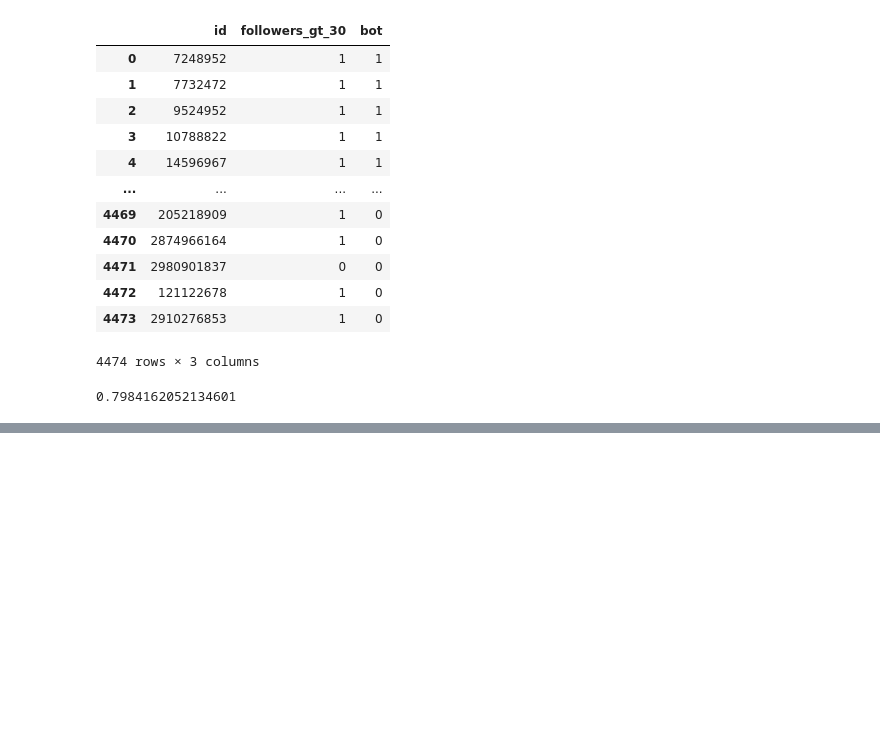
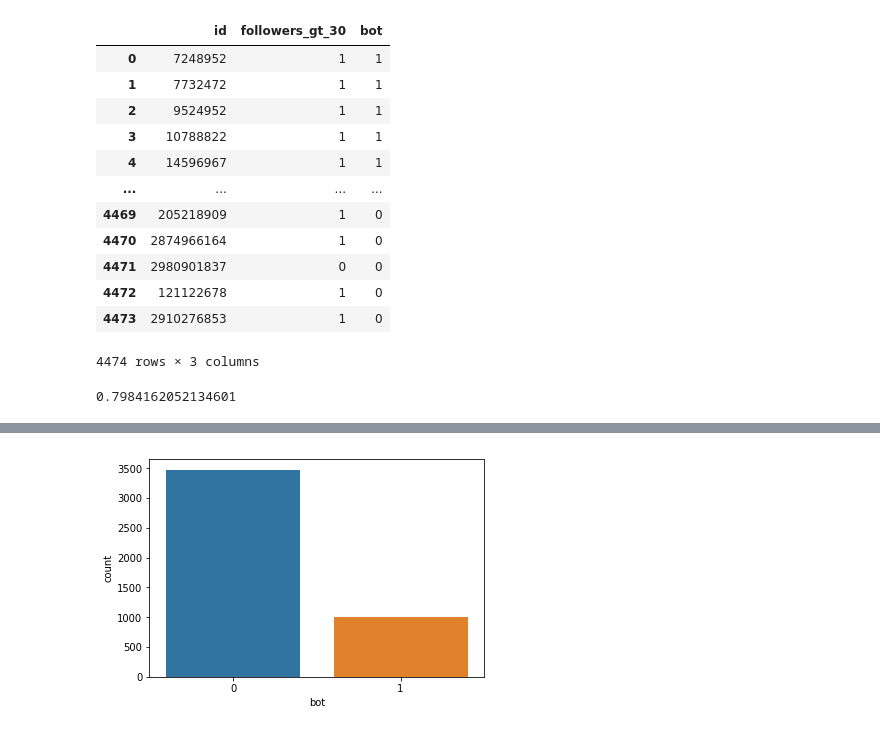
Before and after one commit to jasonweidner/CSPB_4502, a Jupyter notebook: Bot_Wrangler.ipynb, the cells around one changed output, grey strips where cells are left out. Cells and saved outputs as stored; diff of their text form; code cells hidden in the pictures; blank space fills up the shorter version.

```diff
--- a/Bot_Wrangler.ipynb
+++ b/Bot_Wrangler.ipynb
@@ -318,14 +311,30 @@ def create_col_has_default_image_in_profile(df):
     return
 # %%
 #JQ
-def create_col_friends_div_followers2(df):
-    """Creates a df with two columns: usid and (num friends) / (num followers^2).
+# friends_count: The number of users this account is following (AKA their “followings”).
+# followers_count: how many users follow this user.
+def frame_friends_square_followers_ratio(df):
+    """Creates a df with two columns: "id" and the computed ratios for (friends) / (followers^2) as a float.
 
     Parameters:
-        df (pd.df): a dataframe with at least two columns: "usid" and "friends", "followers"
+        df (pd.df): a dataframe with at least three columns: "id" and "friends", "followers"
 
     Returns:
-        df (pd.df): a dataframe with two columns: "usid" and a float (num friends) / (num followers^2).
+        df (pd.df): a dataframe with two columns: "id" and ratios for (friends) / (followers^2) as a float.
     """
-    return
+    #columns you want to pull from csv file
+    list_of_columns = ['id','friends_count','followers_count']
+
+    #return pandas dataframe with select columns.
+    df_select_col = df[list_of_columns]
+
+    #compute friends/followers^2 ratio
+    friends_followers_ratio = df_select_col.friends_count/df_select_col.followers_count**2
+
+    #
+    df_select_col = df_select_col.drop(['friends_count', 'followers_count'], axis=1)
+
+    df_select_col['friends/followers^2'] = friends_followers_ratio
+
+    return df_select_col
 # %%
@@ -617,0 +638,11 @@ Index(['id', 'text', 'source', 'user_id', 'truncated', 'in_reply_to_status_id',
+# %%
+real_users = pd.read_csv(REAL_USERS) #read real users csv using constants
+tradbot_users = pd.read_csv(TRAD_USERS_1) # read traditional users 1 using constants
+# %%
+#compute friends to follower ratio for real users and traditional bots.
+real_ratio = frame_friends_square_followers_ratio(real_users)
+bot_ratio = frame_friends_square_followers_ratio(tradbot_users)
+# %%
+# concatenate real users and traditional bots after computing compute friends to follower ratio
+ratio_data = pd.concat([real_ratio,bot_ratio], axis=0)
+ratio_data
@@ -617,0 +663,6 @@ Index(['id', 'text', 'source', 'user_id', 'truncated', 'in_reply_to_status_id',
+# %%
+#datasets seem to be unbalanced between real users and bots.
+ratio_total = pd.merge(ratio_data, data_real, left_on='id', right_on='id') #merge files and use id for identifcation.
+sns.countplot(x="bot", data=ratio_total);
+# %% [output]
+[figure, added]
```
Also changed, not shown: parts of 46 cells of this notebook.
